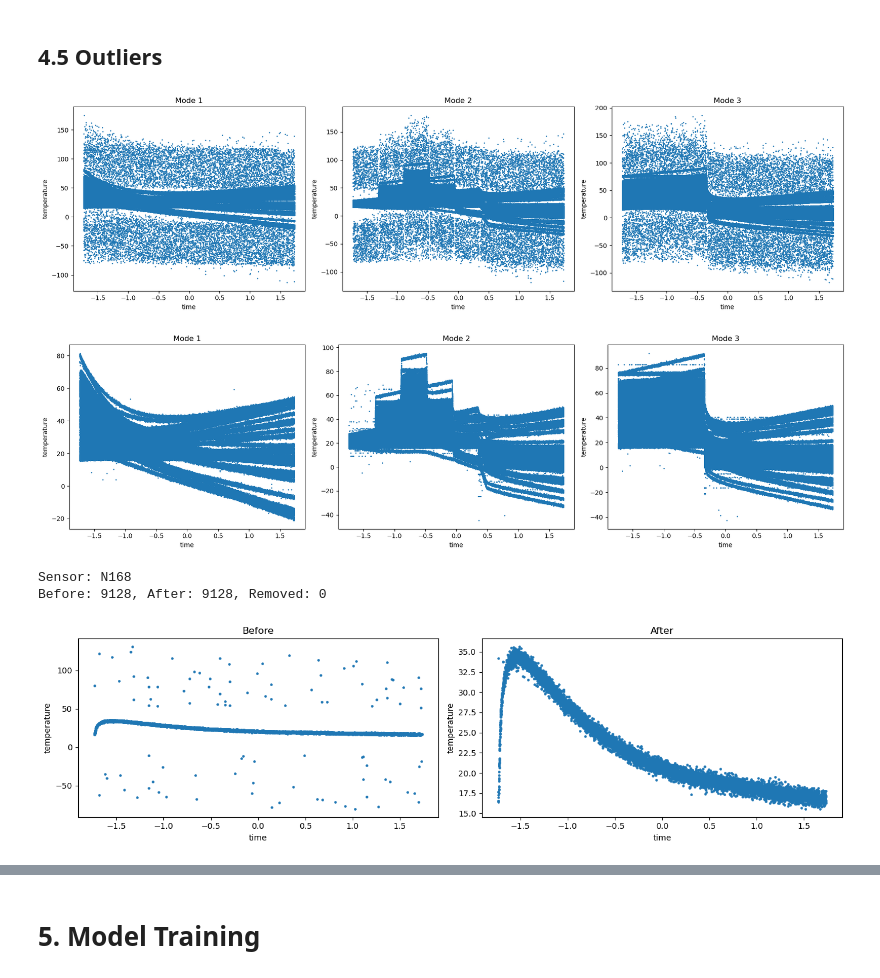
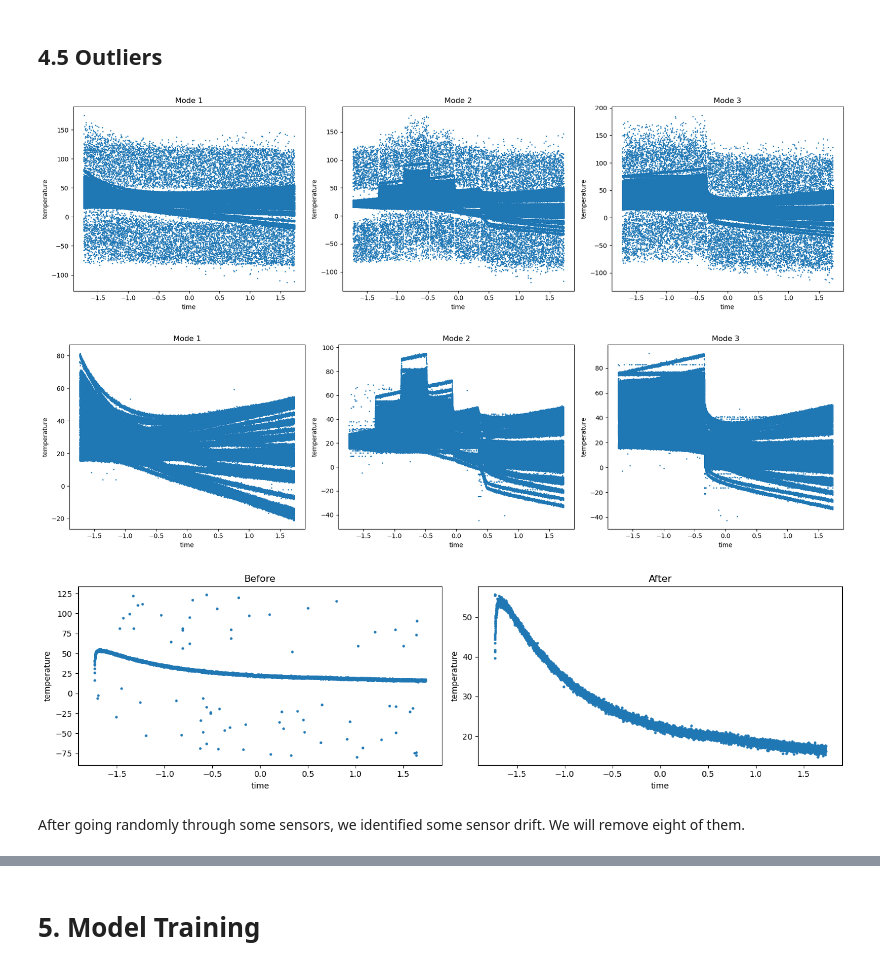
Before and after one commit to alicebeast/FinalProject_ML, a Jupyter notebook: train.ipynb, the cells around one changed output, grey strips where cells are left out. Saved outputs shown, nothing was run; the diff lists cells and outputs as text; code cells hidden in the pictures.

```diff
--- a/train.ipynb
+++ b/train.ipynb
@@ -312,21 +286,3 @@ TypeError: expected non-empty vector for x
-# %%
-#remove eight sensor drifts.
-train = train[train["sensor"] != "N838"]
-train = train[train["sensor"] != "N301"]
-train = train[train["sensor"] != "N749"]
-train = train[train["sensor"] != "N276"]
-train = train[train["sensor"] != "N821"]
-train = train[train["sensor"] != "N165"]
-train = train[train["sensor"] != "N121"]
-train = train[train["sensor"] != "N436"]
-sensors = sensors[sensors["sensor"] != "N838"]
-sensors = sensors[sensors["sensor"] != "N301"]
-sensors = sensors[sensors["sensor"] != "N749"]
-sensors = sensors[sensors["sensor"] != "N276"]
-sensors = sensors[sensors["sensor"] != "N821"]
-sensors = sensors[sensors["sensor"] != "N165"]
-sensors = sensors[sensors["sensor"] != "N121"]
-sensors = sensors[sensors["sensor"] != "N436"]
 # %% [markdown]
 ## 4.3 Normalisation
 # %% [markdown]
@@ -406,7 +362,7 @@ mode3.plot(kind='scatter', x='time', y='temperature', ax=axes[2], title='Mode 3'
 plt.tight_layout()
 plt.show()
 # %% [output]
-[figure, old version]
+[figure, new version]
 # %%
 def replace_outliers_mode1(
     df: pd.DataFrame,
@@ -526,22 +482,19 @@ mode3_clean.plot(kind='scatter', x='time', y='temperature', ax=axes[2], title='M
 plt.tight_layout()
 plt.show()
 # %% [output]
-[figure, old version]
+[figure, new version]
 # %%
-random_sensor = mode1['sensor'].sample(1).values[0]
-subset = mode1[mode1['sensor'] == random_sensor]
-subset_clean = replace_outliers_mode1(subset)
-
-print(f"Sensor: {random_sensor}")
-print(f"Before: {len(subset)}, After: {len(subset_clean)}, Removed: {len(subset) - len(subset_clean)}")
+#visualization of one sensor to have an idea of what it does
+sens = mode1[mode1['sensor'] == 'N210']
+sens_clean = replace_outliers_mode1(sens)
 
 # Plot to compare
 fig, axes = plt.subplots(1, 2, figsize=(14, 4))
-subset.plot(kind='scatter', x='time', y='temperature', ax=axes[0], title='Before', s=5)
-subset_clean.plot(kind='scatter', x='time', y='temperature', ax=axes[1], title='After', s=5)
+sens.plot(kind='scatter', x='time', y='temperature', ax=axes[0], title='Before', s=5)
+sens_clean.plot(kind='scatter', x='time', y='temperature', ax=axes[1], title='After', s=5)
 plt.tight_layout()
 plt.show()
 # %% [output]
-Sensor: N168
-Before: 9128, After: 9128, Removed: 0
-[figure, old version]
+[figure, new version]
+# %% [markdown]
+After going randomly through some sensors, we identified some sensor drift. We will remove eight of them.
```
Also changed, not shown: parts of 7 cells of this notebook.
